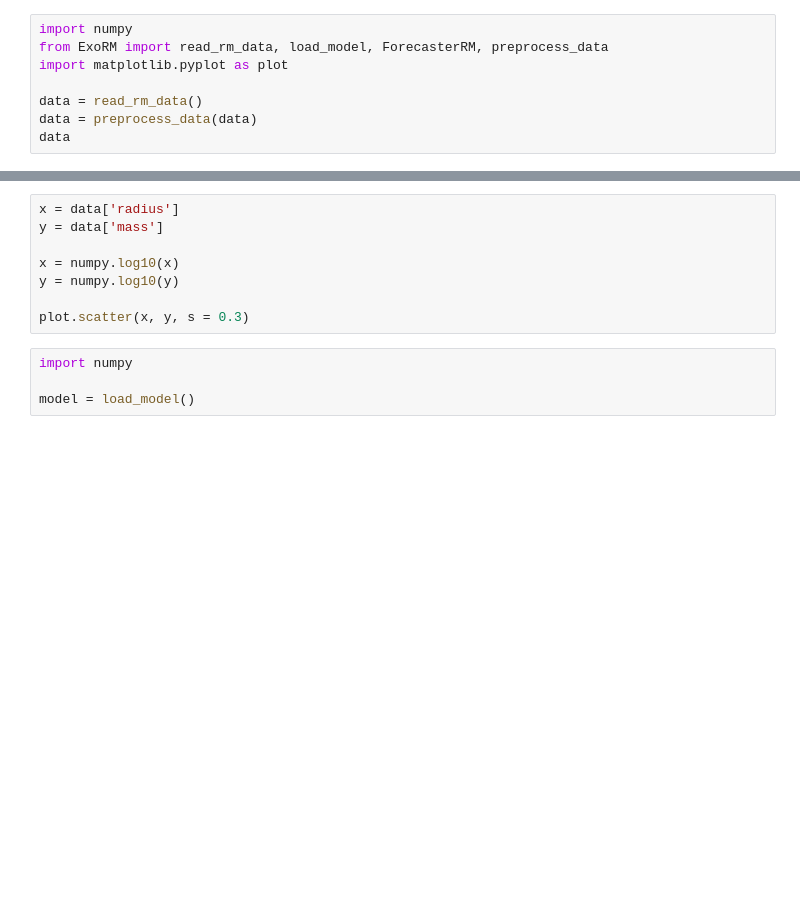
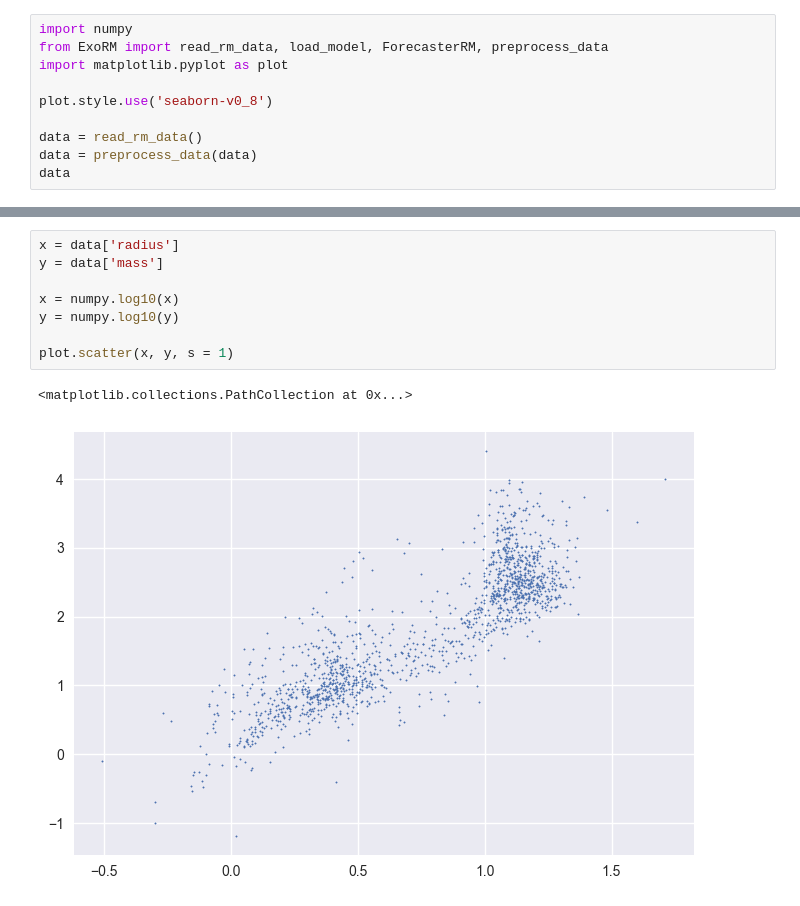
Before and after one commit to kzhu2099/ExoRM, a Jupyter notebook: ExoRM/example.ipynb, the cells around one changed output, grey strips where cells are left out. Saved outputs shown, nothing was run; the diff lists cells and outputs as text; blank space fills up the shorter version.

```diff
--- a/ExoRM/example.ipynb
+++ b/ExoRM/example.ipynb
@@ -7,6 +9,8 @@ import numpy
 from ExoRM import read_rm_data, load_model, ForecasterRM, preprocess_data
 import matplotlib.pyplot as plot
 
+plot.style.use('seaborn-v0_8')
+
 data = read_rm_data()
 data = preprocess_data(data)
 data
@@ -13,13 +31,12 @@ data
 # %%
 x = data['radius']
 y = data['mass']
 
 x = numpy.log10(x)
 y = numpy.log10(y)
 
-plot.scatter(x, y, s = 0.3)
+plot.scatter(x, y, s = 1)
+# %% [output]
+<matplotlib.collections.PathCollection at 0x...>
+[figure, added]
-# %%
-import numpy
-
-model = load_model()
 # %%
```
Also changed, not shown: parts of 6 cells of this notebook, 2 other files.
